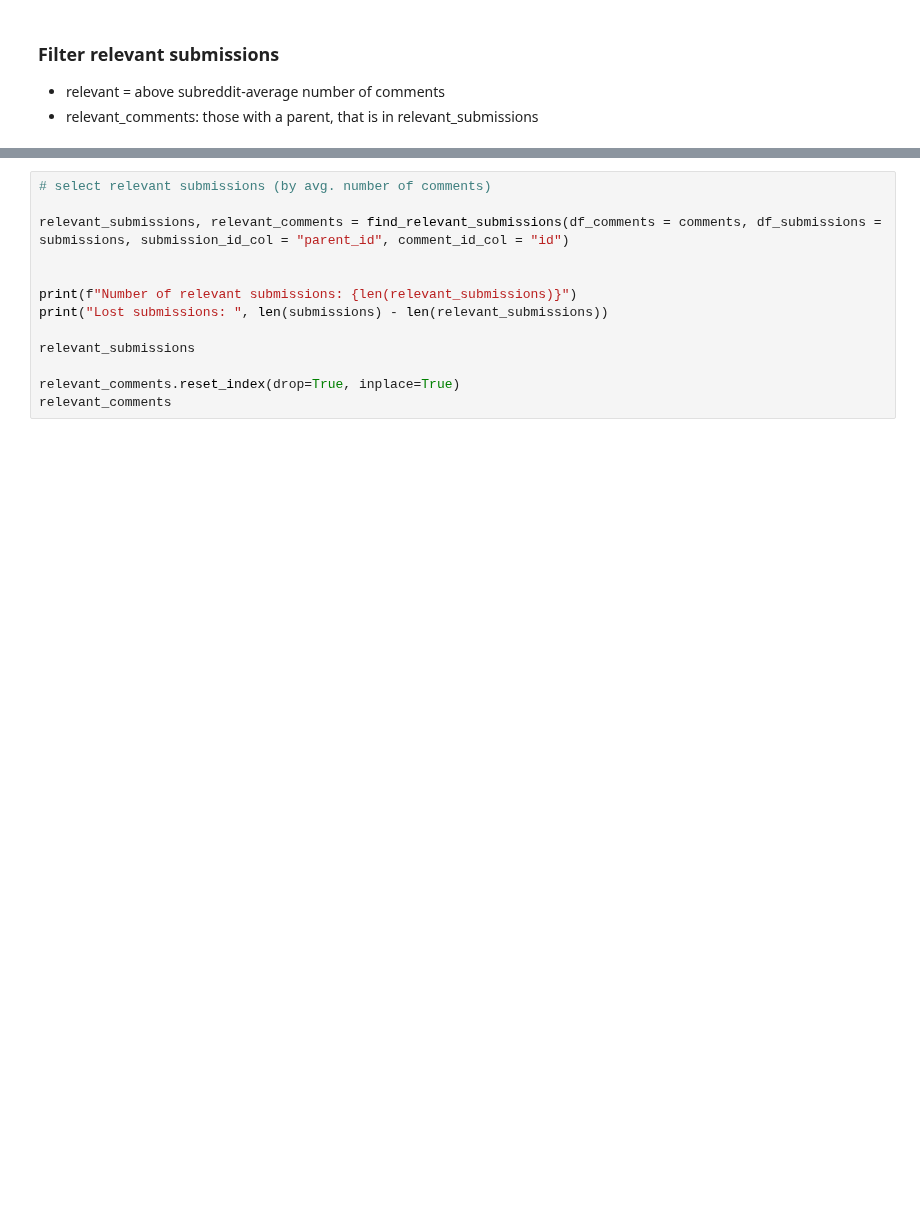
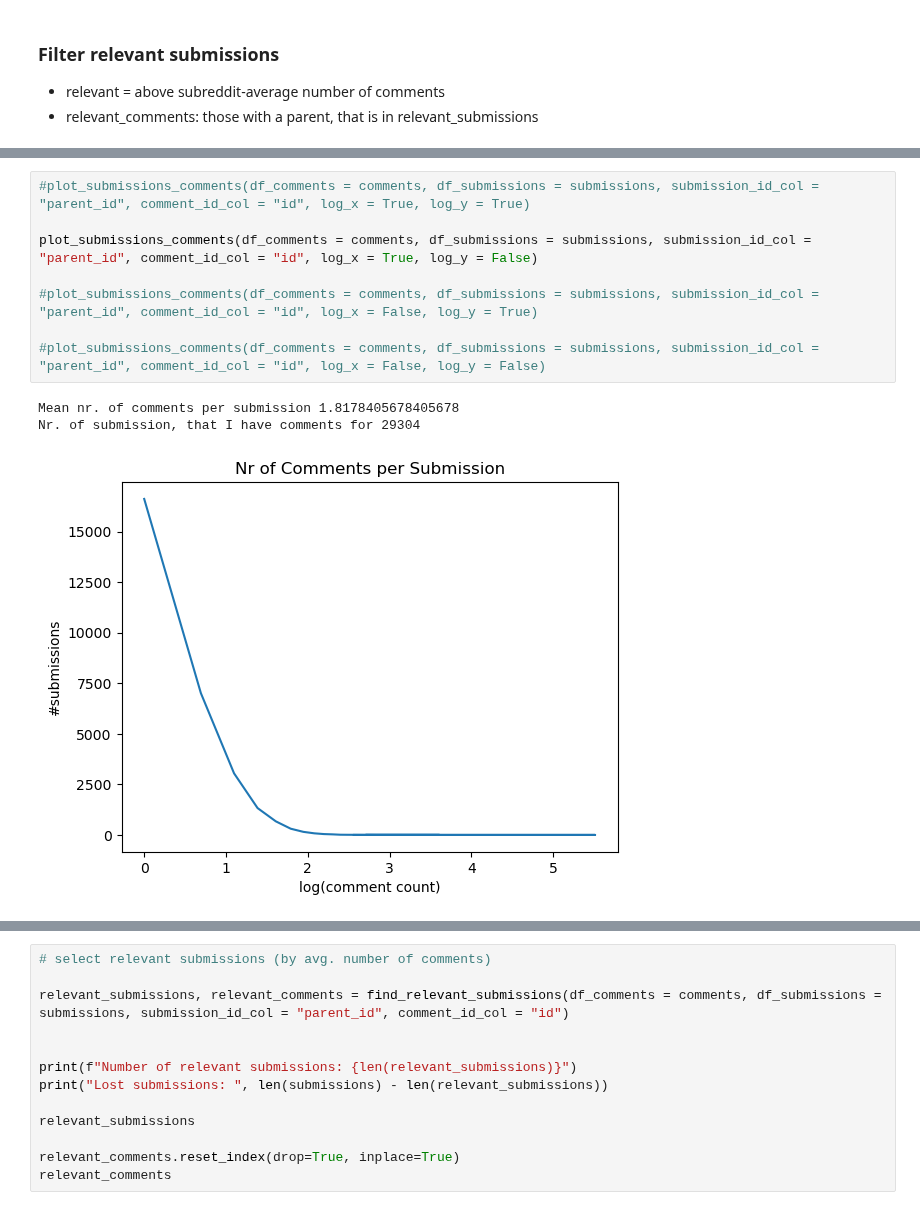
Before and after one commit to elenasolar/MasterThesis_EMI_and_Disagreement, a Jupyter notebook: code/preprocessing/AmericanPolitics/AmericanPolitics_pre_classification.ipynb, the cells around one changed output, grey strips where cells are left out. Saved outputs shown, nothing was run; the diff lists cells and outputs as text; blank space fills up the shorter version.

```diff
--- a/code/preprocessing/AmericanPolitics/AmericanPolitics_pre_classification.ipynb
+++ b/code/preprocessing/AmericanPolitics/AmericanPolitics_pre_classification.ipynb
@@ -138,0 +179,12 @@ submissions
+# %%
+#plot_submissions_comments(df_comments = comments, df_submissions = submissions, submission_id_col = "parent_id", comment_id_col = "id", log_x = True, log_y = True)
+
+plot_submissions_comments(df_comments = comments, df_submissions = submissions, submission_id_col = "parent_id", comment_id_col = "id", log_x = True, log_y = False)
+
+#plot_submissions_comments(df_comments = comments, df_submissions = submissions, submission_id_col = "parent_id", comment_id_col = "id", log_x = False, log_y = True)
+
+#plot_submissions_comments(df_comments = comments, df_submissions = submissions, submission_id_col = "parent_id", comment_id_col = "id", log_x = False, log_y = False)
+# %% [output]
+Mean nr. of comments per submission 1.8178405678405678
+Nr. of submission, that I have comments for 29304
+[figure, added]
```
Also changed, not shown: parts of 13 cells of this notebook.
